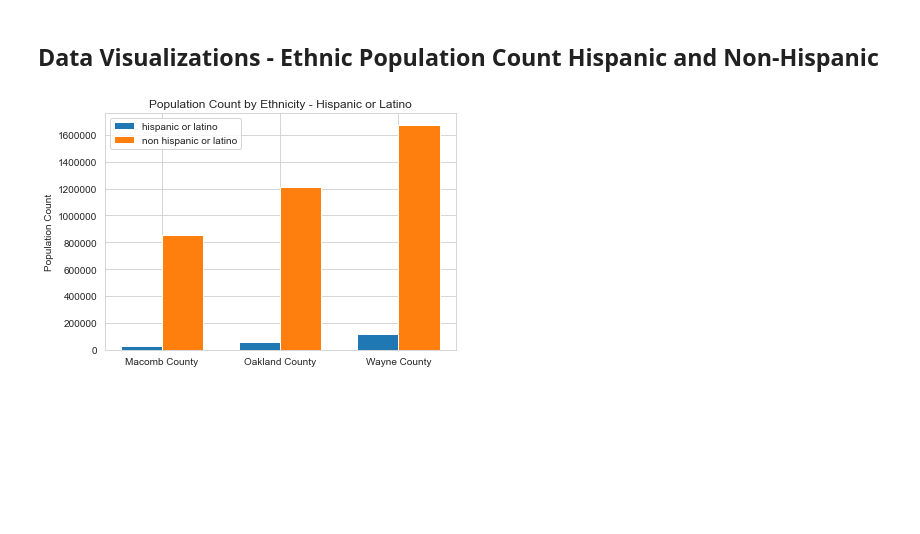
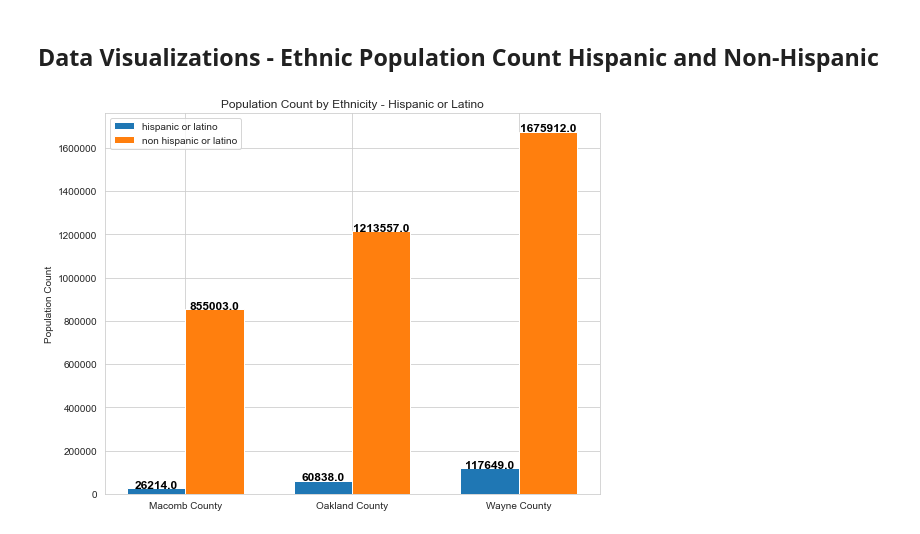
Before and after one commit to Yuchen-G/CC_Dashboard, a Jupyter notebook: demographic_analysis.ipynb, the cells around one changed output. Cells and saved outputs as stored; diff of their text form; code cells hidden in the pictures; blank space fills up the shorter version.

```diff
--- a/demographic_analysis.ipynb
+++ b/demographic_analysis.ipynb
@@ -133,6 +133,21 @@ race_pop_count_df = pd.melt(race_pop_count_df, id_vars=['NAME'], value_vars=colu
 our_counties = ['Wayne County', 'Macomb County', 'Oakland County']
 race_pop_count_df = race_pop_count_df[race_pop_count_df['NAME'].isin(our_counties)]
 race_pop_count_df['value'] = race_pop_count_df['value'].map(lambda x: float(x))
+# %%
+#calculate percentages of population for each county
+def dataframe_pct(dataframe, county_list):
+    percentages = []
+    for i in list(range(0,len(dataframe))):
+        for county in county_list:
+            if dataframe.iloc[i,:]['NAME'] == county:
+                total = dataframe[(dataframe['variable']=='total') & (dataframe['NAME']==county)]['value']
+                percentages.append(round(dataframe.iloc[i,:]['value']/int(total),2))
+
+    dataframe['pct'] = percentages
+
+    return dataframe
+# %%
+race_pop_count_df = dataframe_pct(race_pop_count_df, our_counties)
 # %% [markdown]
 ## Data Transformations - Ethnic Population Count Hispanic and Non-Hispanic
 # %%
@@ -149,5 +164,8 @@ ethnic_pop_count_df = ethnic_pop_count_df[ethnic_pop_count_df['NAME'].isin(our_c
 ethnic_pop_count_df['value'] = ethnic_pop_count_df['value'].map(lambda x: float(x))
 ethnic_pop_count_df = ethnic_pop_count_df[ethnic_pop_count_df['NAME'].isin(our_counties)]
 ethnic_pop_count_df['value'] = ethnic_pop_count_df['value'].map(lambda x: float(x))
+# %%
+#calculate percentages of population for each county
+ethnic_pop_count_df = dataframe_pct(ethnic_pop_count_df, our_counties)
 # %% [markdown]
 ## Data Visualizations - Race Population Count
@@ -182,21 +290,53 @@ plt.show()
 # %%
 sns.set_style('whitegrid')
 x = np.arange(len(ethnic_pop_count_df['NAME'].unique()))
 labels = list(ethnic_pop_count_df['NAME'].unique())
 width = 0.35
-hisp_latino = ethnic_pop_count_df.loc[ethnic_pop_count_df['variable']=='tot_hisp_latino', 'value']
-not_hisp_latino = ethnic_pop_count_df.loc[ethnic_pop_count_df['variable']=='tot_not_hisp', 'value']
-fig, ax = plt.subplots()
-ax.bar(x - width/2, hisp_latino, width, label='hispanic or latino')
-ax.bar(x + width/2, not_hisp_latino, width, label='non hispanic or latino')
+#hisp_latino = ethnic_pop_count_df.loc[ethnic_pop_count_df['variable']=='tot_hisp_latino', 'value']
+#not_hisp_latino = ethnic_pop_count_df.loc[ethnic_pop_count_df['variable']=='tot_not_hisp', 'value']
+
+
+
+variables = {}
+for variable in ethnic_pop_count_df['variable'].unique():
+    variables[variable] = ethnic_pop_count_df.loc[ethnic_pop_count_df['variable']==variable, 'value']
+    variables[variable].apply(lambda x: float(x))
+
+
+
+fig, ax = plt.subplots(figsize=(8,6))
+hisp = ax.bar(x - width/2, variables['tot_hisp_latino'], width, label='hispanic or latino')
+non_hisp = ax.bar(x + width/2, variables['tot_not_hisp'], width, label='non hispanic or latino')
 
 
 ax.set_ylabel('Population Count')
 ax.set_title('Population Count by Ethnicity - Hispanic or Latino')
 ax.ticklabel_format(useOffset=False, style='plain')
 ax.legend()
+
+
+#y_offset = -10
+for bar in ax.patches:
+    ax.text(
+      # Put the text in the middle of each bar. get_x returns the start
+      # so we add half the width to get to the middle.
+    bar.get_x() + bar.get_width() / 2,
+      # Vertically, add the height of the bar to the start of the bar,
+      # along with the offset.
+    bar.get_height(),
+    #bar.get_y() + y_offset,
+      # This is actual value we'll show.
+    bar.get_height(),
+      # Center the labels and style them a bit.
+    ha='center',
+    #va = 'center',
+    color='black',
+    weight='bold',
+    size=12)
+# For each patch (basically each rectangle within the bar), add a label.
 fig.tight_layout()
 plt.xticks(x, labels)
+plt.xticks(ha='center')
 plt.show()
 # %% [output]
-[figure, old version]
+[figure, new version]
```
Also changed, not shown: parts of 3 cells of this notebook.
